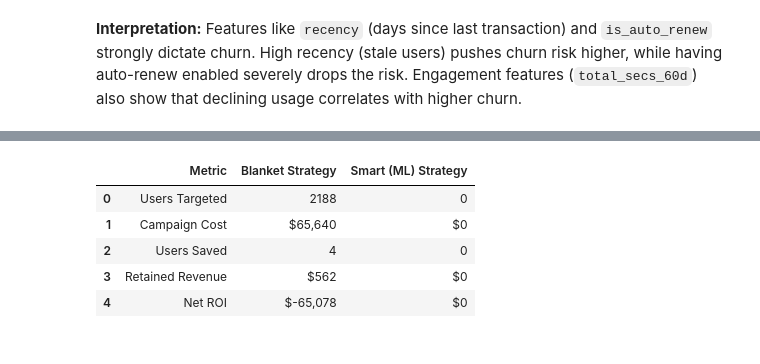
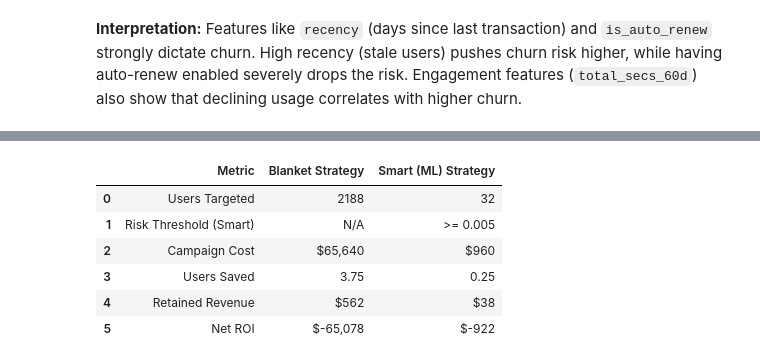
Before and after one commit to CCallahan308/ecommerce-retention-growth, a Jupyter notebook: notebooks/02_business_impact_scenarios.ipynb, the cells around one changed output, grey strips where cells are left out. Drawn from its saved outputs; the diff is of its cells as text; code cells hidden in the pictures.

```diff
--- a/notebooks/02_business_impact_scenarios.ipynb
+++ b/notebooks/02_business_impact_scenarios.ipynb
@@ -90,54 +170,74 @@ Instead, we will target only users in the **"High-Value Whales"** and **"Power U
 # %%
 # Define Campaign Parameters
 AVERAGE_LTV = 150.0  # Assumed LTV of a retained user in dollars
-DISCOUNT_COST = 30.0 # Cost of the 20% discount campaign per targeted user
-CAMPAIGN_SUCCESS_RATE = 0.25 # Assume 25% of targeted true-churners are saved
+DISCOUNT_COST = 30.0  # Cost of the 20% discount campaign per targeted user
+CAMPAIGN_SUCCESS_RATE = 0.25  # Assume 25% of targeted true-churners are saved
 
 # 1. Blanket Strategy: Target Everyone
 blanket_targeted = len(segmented_users)
 blanket_cost = blanket_targeted * DISCOUNT_COST
 blanket_saved = segmented_users["is_churn_actual"].sum() * CAMPAIGN_SUCCESS_RATE
 blanket_revenue = blanket_saved * AVERAGE_LTV
 blanket_roi = blanket_revenue - blanket_cost
 
-# 2. Smart Strategy: Target High-Value & High-Risk
-smart_target_mask = (
-    (segmented_users["churn_probability"] >= 0.60) &
-    (segmented_users["persona"].isin(["High-Value Whales", "Power Users"]))
-)
+# 2. Smart Strategy: Target High-Value personas + top-risk slice
+TARGET_PERSONAS = ["High-Value Whales", "Power Users"]
+TOP_RISK_SHARE = 0.20  # target top 20% highest-risk users within selected personas
 
-smart_df = segmented_users[smart_target_mask]
+persona_df = segmented_users[segmented_users["persona"].isin(TARGET_PERSONAS)].copy()
+
+if len(persona_df) > 0:
+    n_target = max(1, int(round(len(persona_df) * TOP_RISK_SHARE)))
+    smart_df = persona_df.nlargest(n_target, "churn_probability")
+else:
+    # Fallback if personas are unavailable in a particular run
+    n_target = max(1, int(round(len(segmented_users) * TOP_RISK_SHARE)))
+    smart_df = segmented_users.nlargest(n_target, "churn_probability").copy()
+
 smart_targeted = len(smart_df)
+smart_threshold_used = smart_df["churn_probability"].min() if smart_targeted else 0.0
 smart_cost = smart_targeted * DISCOUNT_COST
 smart_saved = smart_df["is_churn_actual"].sum() * CAMPAIGN_SUCCESS_RATE
 smart_revenue = smart_saved * AVERAGE_LTV
 smart_roi = smart_revenue - smart_cost
 
 # Results Table
-roi_comparison = pd.DataFrame({
-    "Metric": ["Users Targeted", "Campaign Cost", "Users Saved", "Retained Revenue", "Net ROI"],
-    "Blanket Strategy": [
-        blanket_targeted,
-        f"${blanket_cost:,.0f}",
-        f"{blanket_saved:.0f}",
-        f"${blanket_revenue:,.0f}",
-        f"${blanket_roi:,.0f}"
-    ],
-    "Smart (ML) Strategy": [
-        smart_targeted,
-        f"${smart_cost:,.0f}",
-        f"{smart_saved:.0f}",
-        f"${smart_revenue:,.0f}",
-        f"${smart_roi:,.0f}"
-    ]
-})
+roi_comparison = pd.DataFrame(
+    {
+        "Metric": [
+            "Users Targeted",
+            "Risk Threshold (Smart)",
+            "Campaign Cost",
+            "Users Saved",
+            "Retained Revenue",
+            "Net ROI",
+        ],
+        "Blanket Strategy": [
+            blanket_targeted,
+            "N/A",
+            f"${blanket_cost:,.0f}",
+            f"{blanket_saved:.2f}",
+            f"${blanket_revenue:,.0f}",
+            f"${blanket_roi:,.0f}",
+        ],
+        "Smart (ML) Strategy": [
+            smart_targeted,
+            f">= {smart_threshold_used:.3f}",
+            f"${smart_cost:,.0f}",
+            f"{smart_saved:.2f}",
+            f"${smart_revenue:,.0f}",
+            f"${smart_roi:,.0f}",
+        ],
+    }
+)
 
 roi_comparison
 # %% [output]
 |  | Metric | Blanket Strategy | Smart (ML) Strategy |
-| 0 | Users Targeted | 2188 | 0 |
-| 1 | Campaign Cost | $65,640 | $0 |
-| 2 | Users Saved | 4 | 0 |
-| 3 | Retained Revenue | $562 | $0 |
-| 4 | Net ROI | $-65,078 | $0 |
+| 0 | Users Targeted | 2188 | 32 |
+| 1 | Risk Threshold (Smart) | N/A | >= 0.005 |
+| 2 | Campaign Cost | $65,640 | $960 |
+| 3 | Users Saved | 3.75 | 0.25 |
+| 4 | Retained Revenue | $562 | $38 |
+| 5 | Net ROI | $-65,078 | $-922 |
 # %% [markdown]
```
Also changed, not shown: parts of 12 cells of this notebook, 30 other files.
